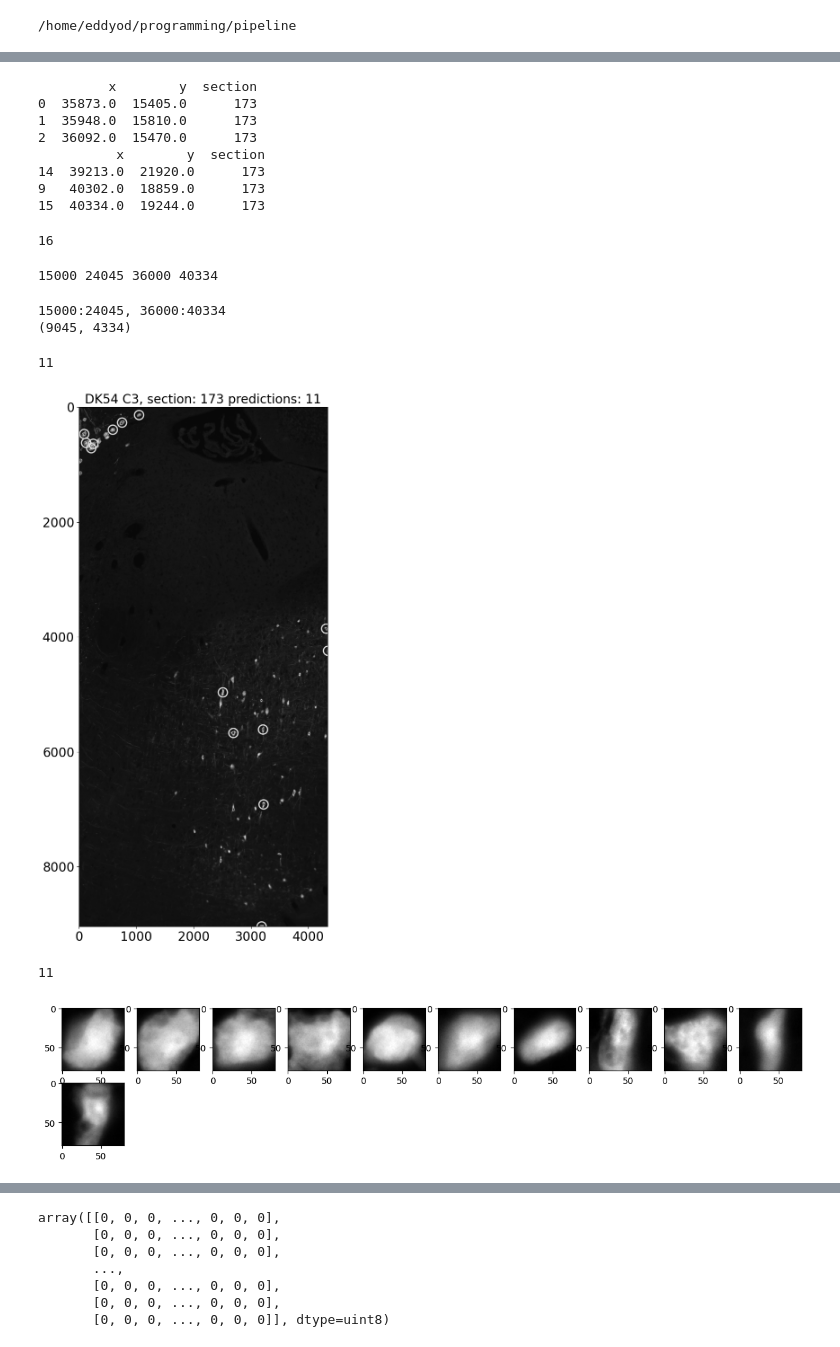
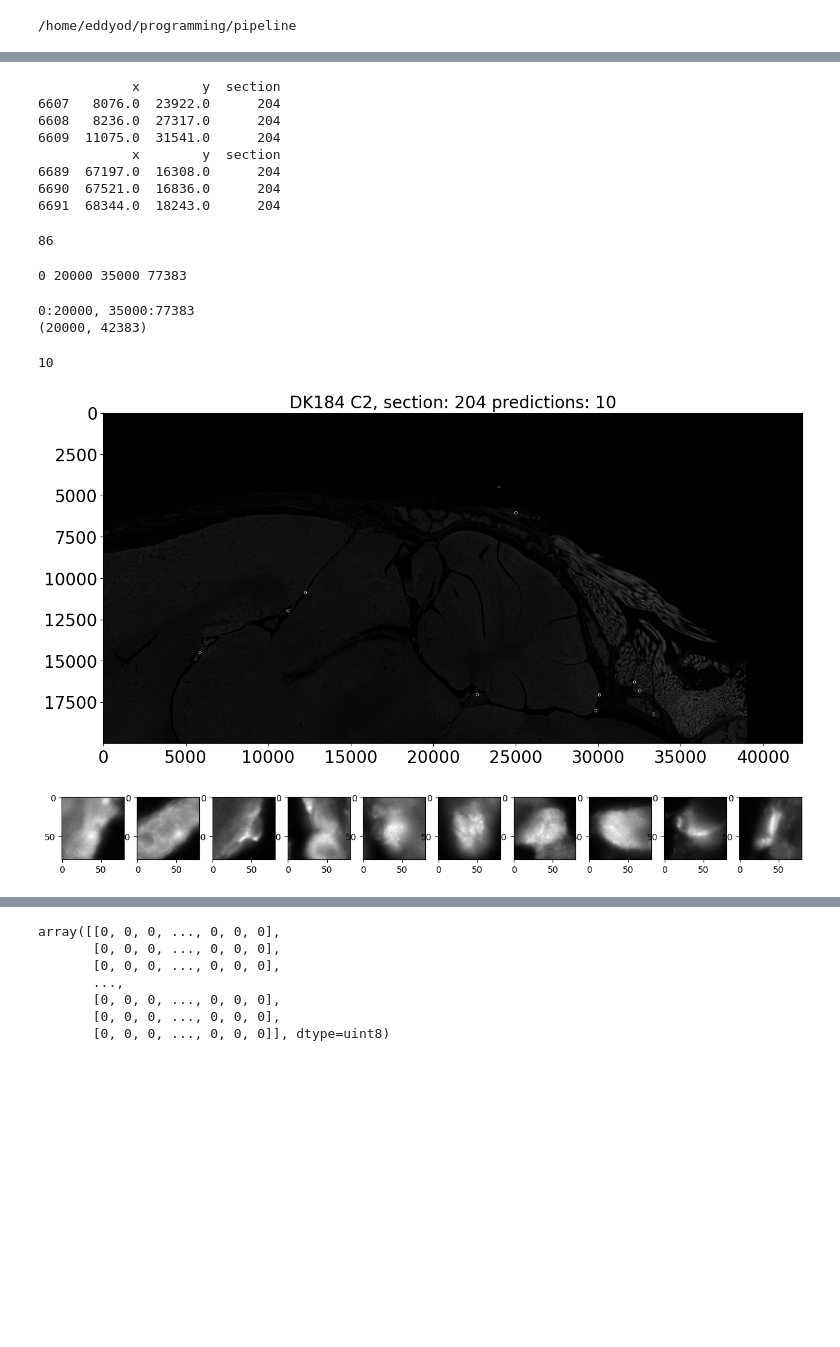
Before and after one commit to BrainSharer/pipeline, a Jupyter notebook: in_development/edward/cell_detector/Calc_mean_filter.ipynb, the cells around one changed output, grey strips where cells are left out. Cells and saved outputs as stored; diff of their text form; code cells hidden in the pictures; blank space fills up the shorter version.

```diff
--- a/in_development/edward/cell_detector/Calc_mean_filter.ipynb
+++ b/in_development/edward/cell_detector/Calc_mean_filter.ipynb
@@ -45,8 +45,8 @@ def collect_positives(uimg, startr, startc, tile_width, tile_height):
 
     return img,positives
 # %%
-animal = 'DK54'
-section = 173
+animal = 'DK184'
+section = 204
 channel = 3
 prep_path = f'/net/birdstore/Active_Atlas_Data/data_root/pipeline_data/{animal}/preps'
 # %%
@@ -74,32 +76,38 @@ df = df.loc[df['section'] == section]
 print(df.head(3))
 print(df.tail(3))
 # %% [output]
-         x        y  section
-0  35873.0  15405.0      173
-1  35948.0  15810.0      173
-2  36092.0  15470.0      173
-          x        y  section
-14  39213.0  21920.0      173
-9   40302.0  18859.0      173
-15  40334.0  19244.0      173
+            x        y  section
+6607   8076.0  23922.0      204
+6608   8236.0  27317.0      204
+6609  11075.0  31541.0      204
+            x        y  section
+6689  67197.0  16308.0      204
+6690  67521.0  16836.0      204
+6691  68344.0  18243.0      204
 # %%
 count = len(df.index)
 print(count)
 # %% [output]
-16
+86
 # %%
 startc = int(round(min(df['x']), -3))
 startr = int(round(min(df['y']), -3))
 endc = math.ceil(max(df['x']))
 endr = math.ceil(max(df['y']))
 # manually set to ROI
-#startr = 0
-#endr = full_img.shape[0]
-#startc = 0
-#endc = full_img.shape[1]
+startr = 0
+endr = full_img.shape[0]
+startc = 0
+endc = full_img.shape[1]
+
+startr = 0
+endr = 20000
+startc = 35000
+endc = full_img.shape[1]
+
 print(startr, endr, startc, endc)
 # %% [output]
-15000 24045 36000 40334
+0 20000 35000 77383
 # %%
 tile_width = endc - startc
 tile_height = endr - startr
@@ -108,25 +116,23 @@ print(f'{startr}:{endr}, {startc}:{endc}')
 print(img.shape)
 #img.shape # (6800, 30000)
 # %% [output]
-15000:24045, 36000:40334
-(9045, 4334)
+0:20000, 35000:77383
+(20000, 42383)
 # %%
 annotated_img, positives = collect_positives(img, startr, startc, tile_width, tile_height)
 print(len(positives))
 # %% [output]
-11
+10
 # %%
 #vimg=annotated_img[in_row_min:in_row_max, in_col_min: in_col_max]
-increaser = 15
+increaser = 1
 show_image(annotated_img, increaser=increaser,_title=f'{animal} C{channel}, section: {section} predictions: {len(positives)}')
 # %% [output]
-[figure, old version]
+[figure, new version]
 # %%
 if len(positives) > 100:
     positives = b = random.sample(positives, 100)
 print(len(positives))
-# %% [output]
-11
 # %%
 plt.figure(figsize=[15,15])
 end = min(100, len(positives))
@@ -135,7 +141,7 @@ for i in range(len(positives[0:end])):
     plt.imshow(positives[i][2], cmap="gray")
 plt.show()
 # %% [output]
-[figure, old version]
+[figure, new version]
 # %%
 S=np.stack([I for (x,y,I)in positives])
 print('S.shape', S.shape)
```
Also changed, not shown: parts of 6 cells of this notebook, 2 other files.
